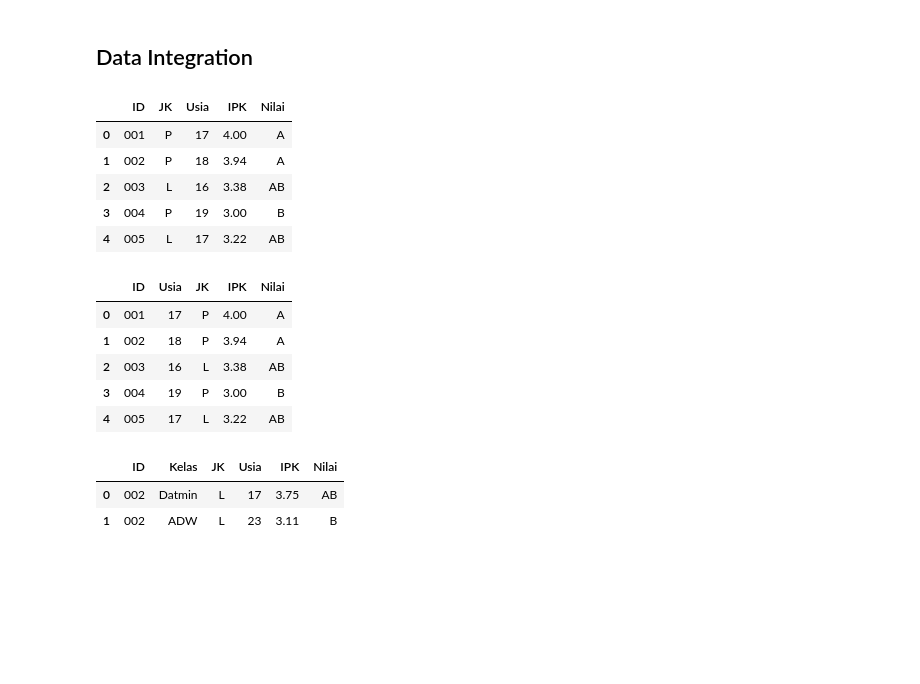
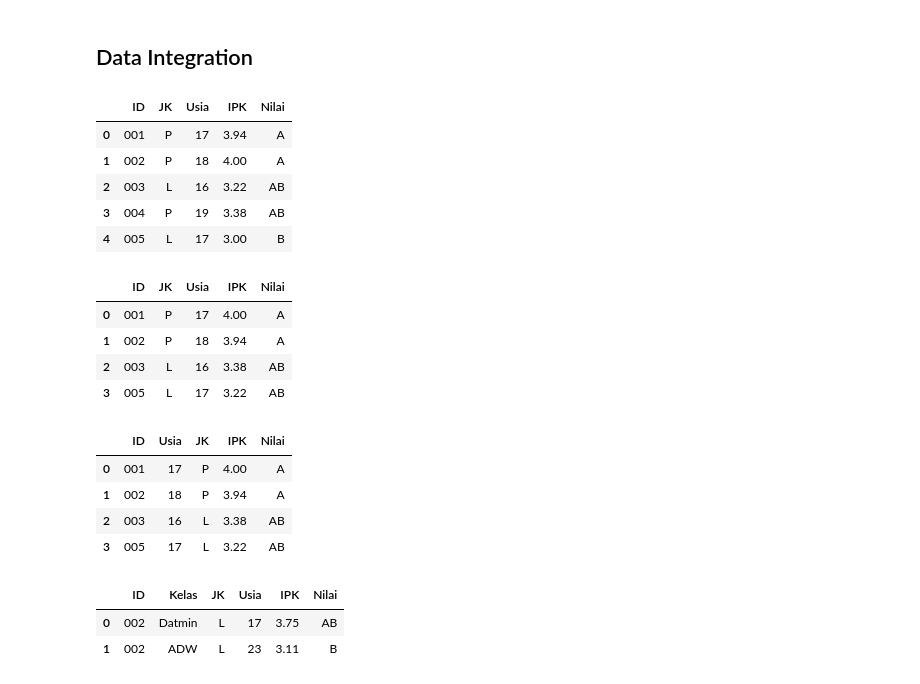
Before and after one commit to oktaviarmdhn/Praktikum-Data-Mining, a Jupyter notebook: Latihan/Latihan 1.ipynb, the cells around one changed output. Saved outputs shown, nothing was run; the diff lists cells and outputs as text; code cells hidden in the pictures; blank space fills up the shorter version.

```diff
--- a/Latihan/Latihan 1.ipynb
+++ b/Latihan/Latihan 1.ipynb
@@ -5,23 +5,39 @@
 # %%
 import pandas as pd
 import numpy as np
+# %%
+# Merging
+mhs = pd.DataFrame({'ID' : ['001','002','003','004','005'],
+                    'JK' : ['P','P','L','P','L'],
+                    'Usia' : [17,18,16,19,17]})
+nilai = pd.DataFrame({'ID' : ['001','002','003','004','005'],
+                      'IPK' : ['3.94','4.00','3.22','3.38','3.00'],
+                      'Nilai' : ['A','A','AB','AB','B']})
+dat = pd.merge(mhs,nilai,on='ID')
+dat
+# %% [output]
+|  | ID | JK | Usia | IPK | Nilai |
+| 0 | 001 | P | 17 | 3.94 | A |
+| 1 | 002 | P | 18 | 4.00 | A |
+| 2 | 003 | L | 16 | 3.22 | AB |
+| 3 | 004 | P | 19 | 3.38 | AB |
+| 4 | 005 | L | 17 | 3.00 | B |
 # %%
-# Merging
+# Merging Different Key ID
 mhs = pd.DataFrame({'ID' : ['001','002','003','004','005'],
                     'JK' : ['P','P','L','P','L'],
                     'Usia' : [17,18,16,19,17]})
-nilai = pd.DataFrame({'ID' : ['002','001','005','003','004'],
-                      'IPK' : ['3.94','4.00','3.22','3.38','3.00'],
-                      'Nilai' : ['A','A','AB','AB','B']})
+nilai = pd.DataFrame({'ID' : ['002','001','005','003'],
+                      'IPK' : ['3.94','4.00','3.22','3.38'],
+                      'Nilai' : ['A','A','AB','AB']})
 data = pd.merge(mhs,nilai,on='ID')
 data
 # %% [output]
 |  | ID | JK | Usia | IPK | Nilai |
 | 0 | 001 | P | 17 | 4.00 | A |
 | 1 | 002 | P | 18 | 3.94 | A |
 | 2 | 003 | L | 16 | 3.38 | AB |
-| 3 | 004 | P | 19 | 3.00 | B |
-| 4 | 005 | L | 17 | 3.22 | AB |
+| 3 | 005 | L | 17 | 3.22 | AB |
 # %%
 # Ordering Variable
 data = data[['ID','Usia','JK','IPK','Nilai']]
@@ -31,8 +47,7 @@ data
 | 0 | 001 | 17 | P | 4.00 | A |
 | 1 | 002 | 18 | P | 3.94 | A |
 | 2 | 003 | 16 | L | 3.38 | AB |
-| 3 | 004 | 19 | P | 3.00 | B |
-| 4 | 005 | 17 | L | 3.22 | AB |
+| 3 | 005 | 17 | L | 3.22 | AB |
 # %%
 # Multiple Key
 mhs2 = pd.DataFrame({'ID': ['001', '001', '002', '002'],
```
Also changed, not shown: parts of 1 cell of this notebook.
